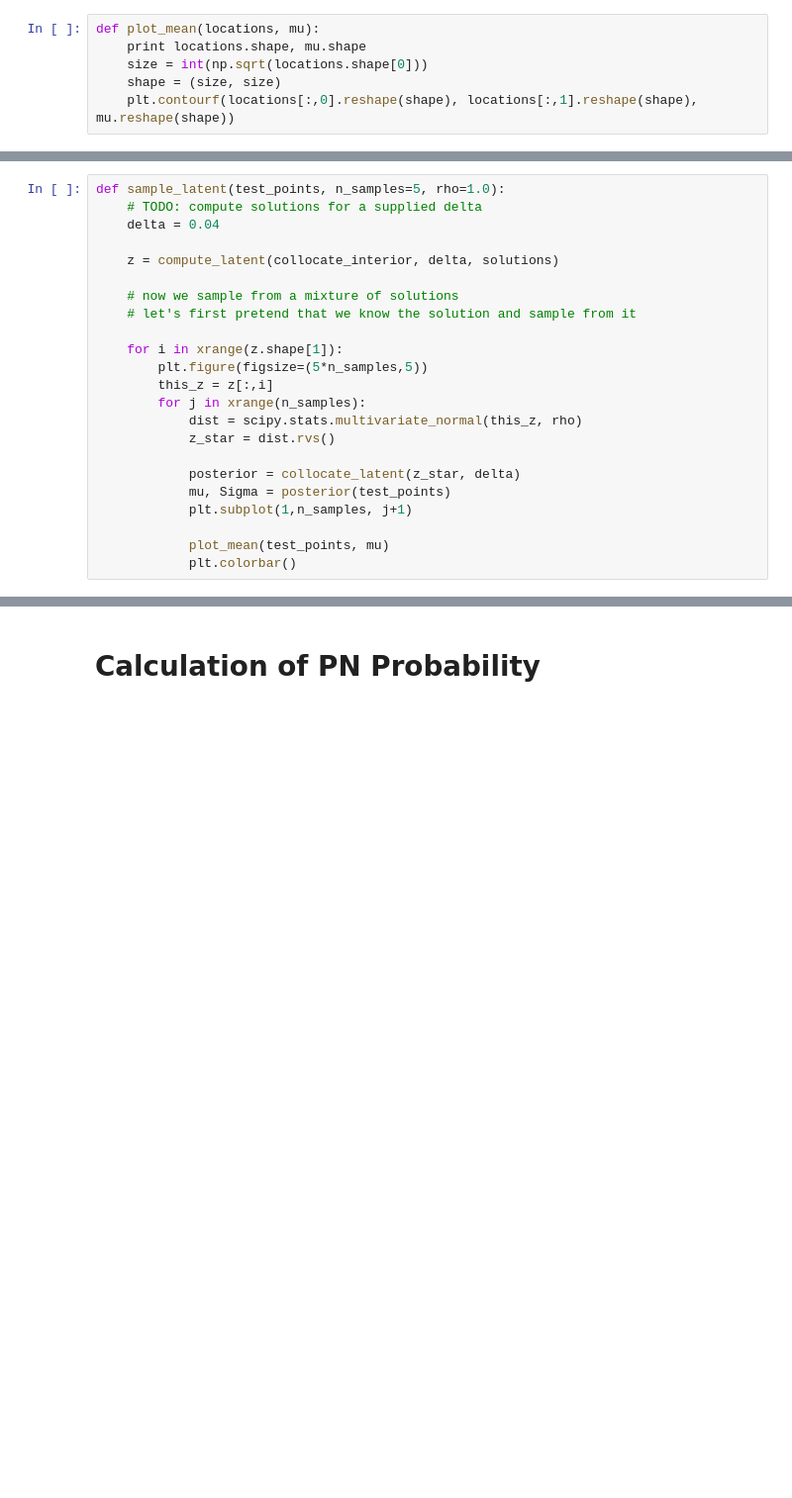
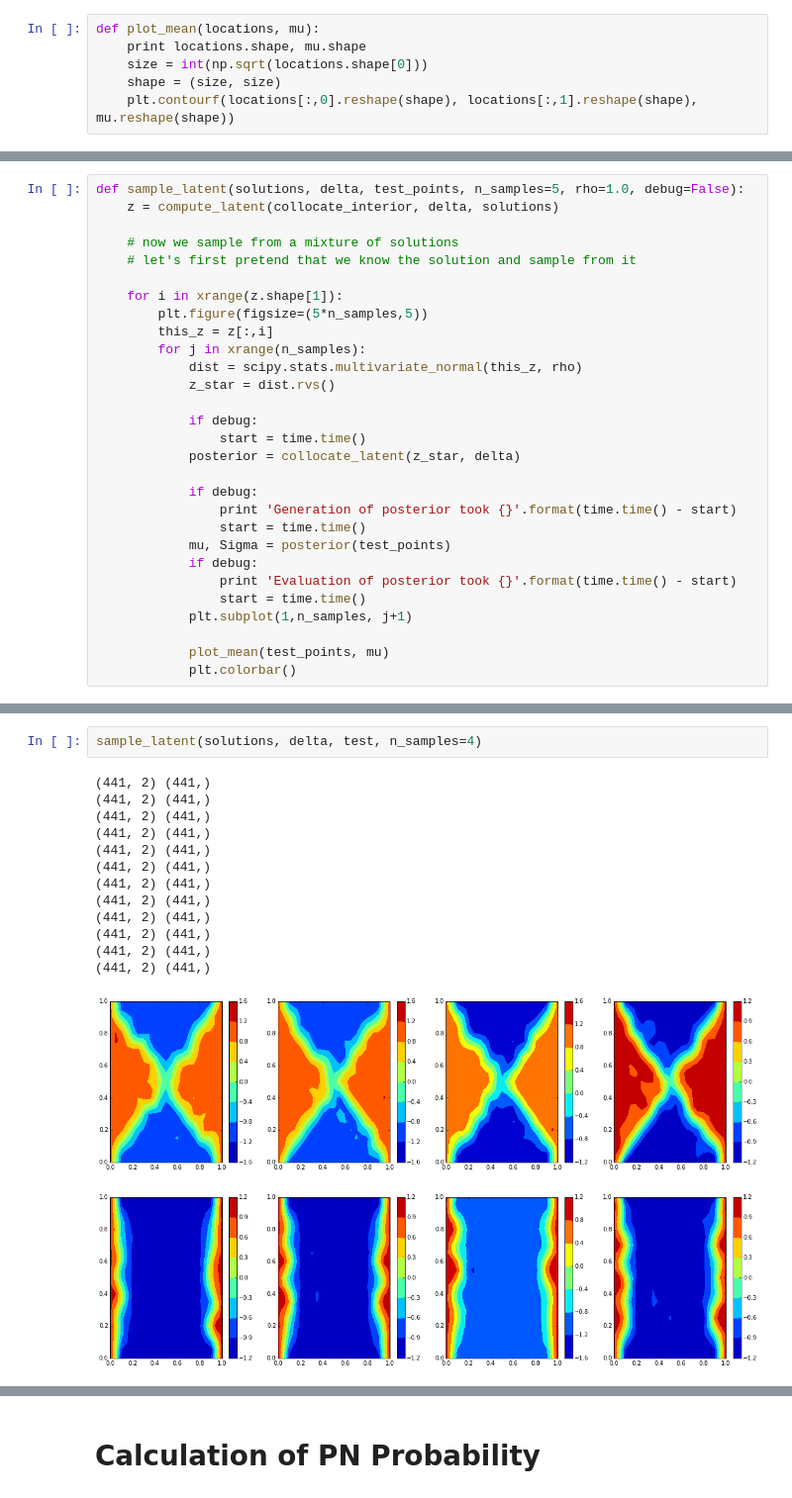
Before and after one commit to jcockayne/bayesian_pdes, a Jupyter notebook: notebooks/Allen-Cahn.ipynb, the cells around one changed output, grey strips where cells are left out. Shown: that part at 99% size. Drawn from its saved outputs; the diff is of its cells as text; blank space fills up the shorter version.

```diff
--- a/notebooks/Allen-Cahn.ipynb
+++ b/notebooks/Allen-Cahn.ipynb
@@ -254,8 +290,5 @@ def plot_mean(locations, mu):
 # %%
-def sample_latent(test_points, n_samples=5, rho=1.0):
-    # TODO: compute solutions for a supplied delta
-    delta = 0.04
-
+def sample_latent(solutions, delta, test_points, n_samples=5, rho=1.0, debug=False):
     z = compute_latent(collocate_interior, delta, solutions)
 
     # now we sample from a mixture of solutions
@@ -268,8 +301,17 @@ def sample_latent(test_points, n_samples=5, rho=1.0):
             dist = scipy.stats.multivariate_normal(this_z, rho)
             z_star = dist.rvs()
 
+            if debug:
+                start = time.time()
             posterior = collocate_latent(z_star, delta)
+
+            if debug:
+                print 'Generation of posterior took {}'.format(time.time() - start)
+                start = time.time()
             mu, Sigma = posterior(test_points)
+            if debug:
+                print 'Evaluation of posterior took {}'.format(time.time() - start)
+                start = time.time()
             plt.subplot(1,n_samples, j+1)
 
             plot_mean(test_points, mu)
@@ -296,0 +322,17 @@ sample_latent(test, n_samples=4)
+# %%
+sample_latent(solutions, delta, test, n_samples=4)
+# %% [output]
+(441, 2) (441,)
+(441, 2) (441,)
+(441, 2) (441,)
+(441, 2) (441,)
+(441, 2) (441,)
+(441, 2) (441,)
+(441, 2) (441,)
+(441, 2) (441,)
+(441, 2) (441,)
+(441, 2) (441,)
+(441, 2) (441,)
+(441, 2) (441,)
+[figure, added]
+[figure, added]
```
Also changed, not shown: parts of 18 cells of this notebook, 3 other files.
